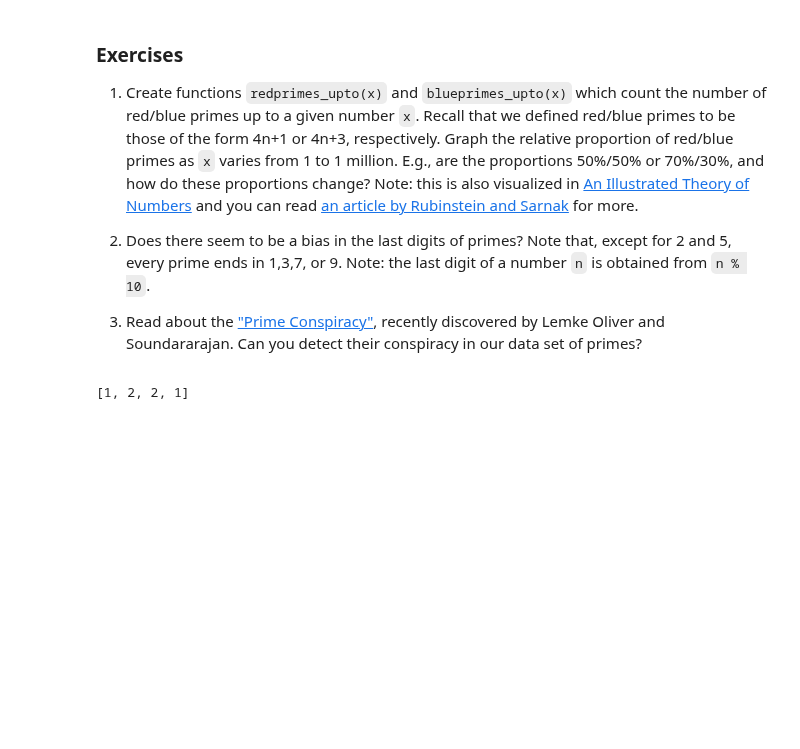
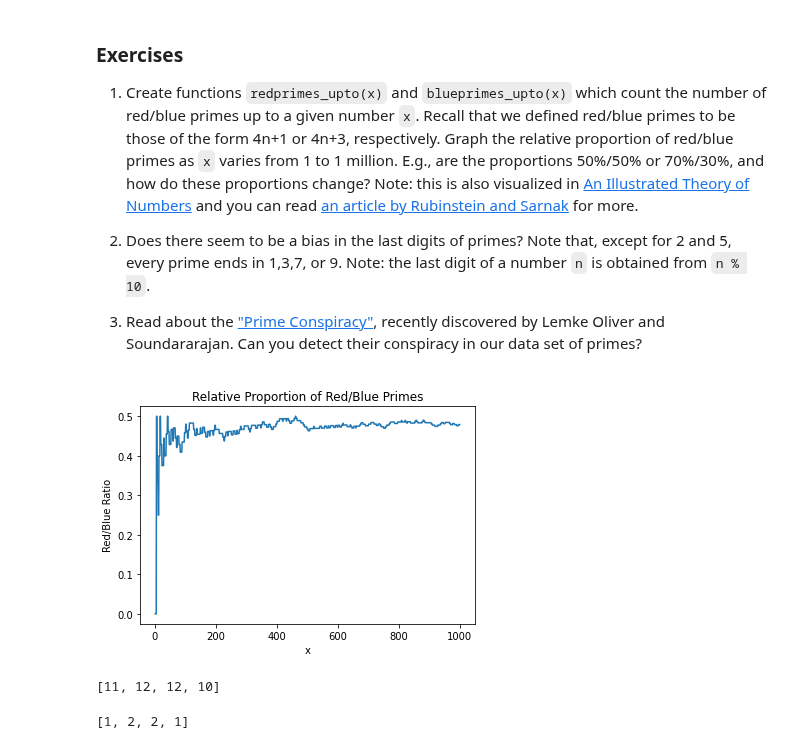
Before and after one commit to Lopez-Jordan/Python-With-Mathematics, a Jupyter notebook: P4M_Notebook_3.ipynb, the cells around one changed output. Cells and saved outputs as stored; diff of their text form; code cells hidden in the pictures; blank space fills up the shorter version.

```diff
--- a/P4M_Notebook_3.ipynb
+++ b/P4M_Notebook_3.ipynb
@@ -1134,36 +1134,39 @@ import matplotlib
 import numpy
 import matplotlib.pyplot as plt
 
-x_values = range(1, 1000001)
+x_values = range(1, 1001)
 red_primes = [redprimes_upto(x) for x in x_values]
 blue_primes = [blueprimes_upto(x) for x in x_values]
 total_primes = [red_primes[i] + blue_primes[i] for i in range(len(x_values))]
-red_blue_ratio = [red_primes[i] / total_primes[i] for i in range(len(x_values))]
+red_blue_ratio = [0 if total_primes[i] == 0 else red_primes[i] / total_primes[i] for i in range(len(x_values))]
 
 plt.plot(x_values, red_blue_ratio)
 plt.title('Relative Proportion of Red/Blue Primes')
 plt.xlabel('x')
 plt.ylabel('Red/Blue Ratio')
 plt.show()
 
 
 # Question 2
 
 def countsLastDigits(n):
     # 1,3,7,9
     counts = [0,0,0,0]
     for i in range(1,n+1):
       if is_prime_fast(i) and i % 10 == 1:
         counts[0] += 1
       elif is_prime_fast(i) and i % 10 == 3:
         counts[1] += 1
       elif is_prime_fast(i) and i % 10 == 7:
         counts[2] += 1
       elif is_prime_fast(i) and i % 10 == 9:
         counts[3] += 1
     return counts
 
 countsLastDigits(200)
+# %% [output]
+[figure, added]
+[11, 12, 12, 10]
 # %%
 # %% [output]
 [1, 2, 2, 1]
```
